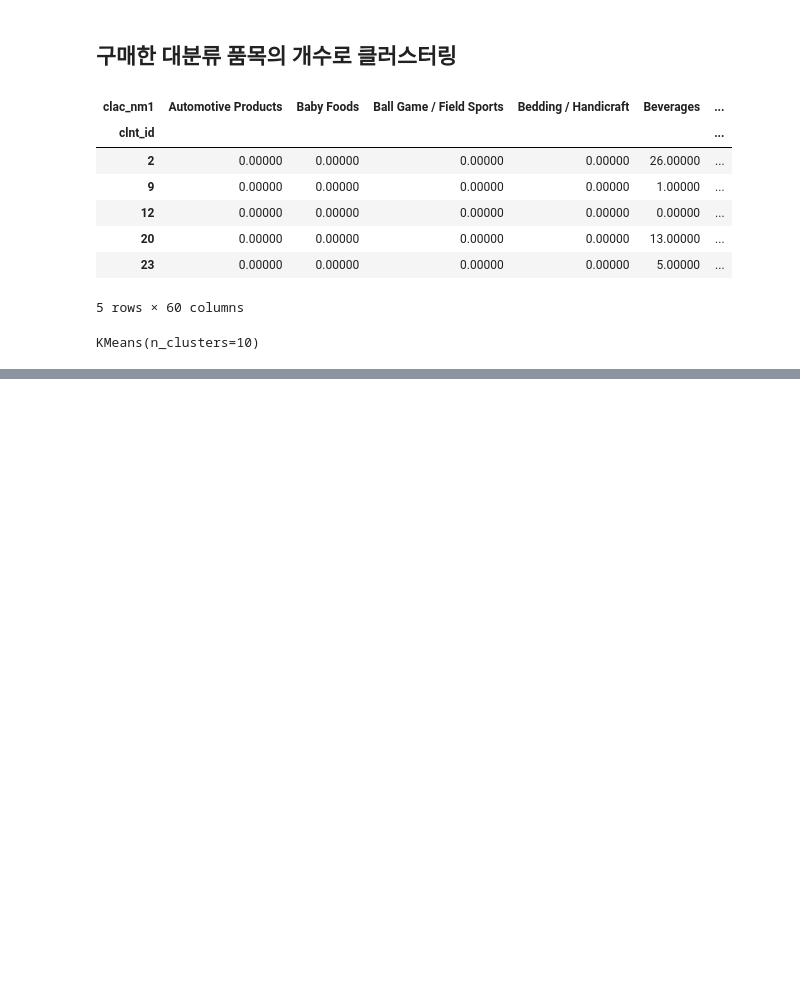
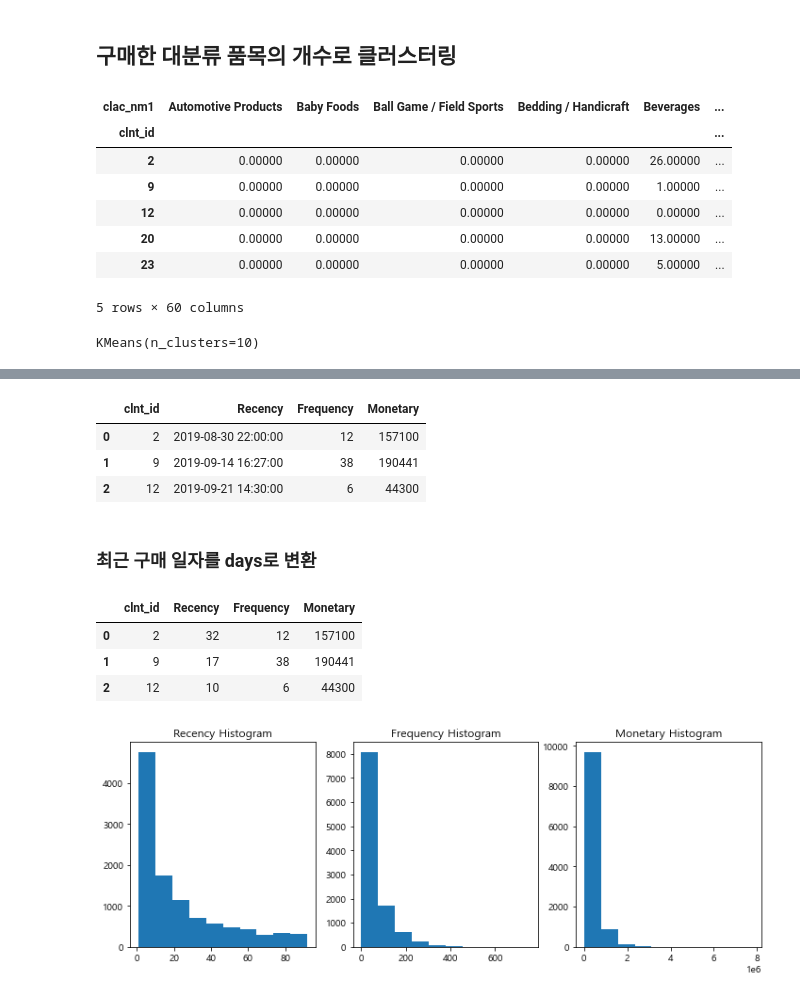
Before and after one commit to Gyeol0/Personalized-Content-Recommendation, a Jupyter notebook: clustering.ipynb, the cells around one changed output, grey strips where cells are left out. Cells and saved outputs as stored; diff of their text form; code cells hidden in the pictures; blank space fills up the shorter version.

```diff
--- a/clustering.ipynb
+++ b/clustering.ipynb
@@ -230,0 +444,2 @@ Name: cluster, dtype: int64
+# %%
+trade_buy = trade_df[trade_df['buy_am'] < 70000]
@@ -230,0 +479,2 @@ Name: cluster, dtype: int64
+# %%
+trade_buy = trade_buy[trade_buy['buy_am'] < 10000000]
@@ -230,0 +486,47 @@ Name: cluster, dtype: int64
+# %%
+aggregations = {
+    'de_dt': 'max',
+    'trans_id': 'count',
+    'buy_am':'sum'
+}
+
+cust_df = trade_buy.groupby('clnt_id').agg(aggregations)
+
+# groupby된 결과 컬럼값을 Recency, Frequency, Monetary로 변경
+cust_df = cust_df.rename(columns = {'de_dt':'Recency',
+                                    'trans_id':'Frequency',
+                                    'buy_am':'Monetary'
+                                   }
+                        )
+cust_df = cust_df.reset_index()
+cust_df.head(3)
+# %% [output]
+|  | clnt_id | Recency | Frequency | Monetary |
+| 0 | 2 | 2019-08-30 22:00:00 | 12 | 157100 |
+| 1 | 9 | 2019-09-14 16:27:00 | 38 | 190441 |
+| 2 | 12 | 2019-09-21 14:30:00 | 6 | 44300 |
+# %% [markdown]
+### 최근 구매 일자를 days로 변환
+# %%
+cust_df['Recency'] = datetime.datetime(2019,10,1) - cust_df['Recency']
+cust_df['Recency'] = cust_df['Recency'].apply(lambda x: x.days+1)
+cust_df.head(3)
+# %% [output]
+|  | clnt_id | Recency | Frequency | Monetary |
+| 0 | 2 | 32 | 12 | 157100 |
+| 1 | 9 | 17 | 38 | 190441 |
+| 2 | 12 | 10 | 6 | 44300 |
+# %%
+fig, (ax1,ax2,ax3) = plt.subplots(figsize=(12,4), nrows=1, ncols=3)
+ax1.set_title('Recency Histogram')
+ax1.hist(cust_df['Recency'])
+
+ax2.set_title('Frequency Histogram')
+ax2.hist(cust_df['Frequency'])
+
+ax3.set_title('Monetary Histogram')
+ax3.hist(cust_df['Monetary'])
+
+plt.show()
+# %% [output]
+[figure, added]
```
Also changed, not shown: parts of 59 cells of this notebook, 1 other file.
